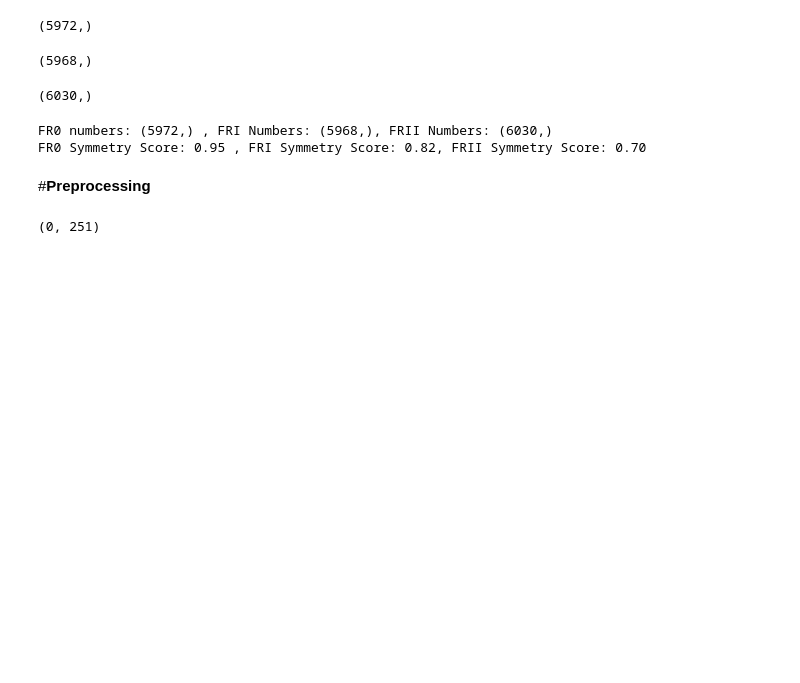
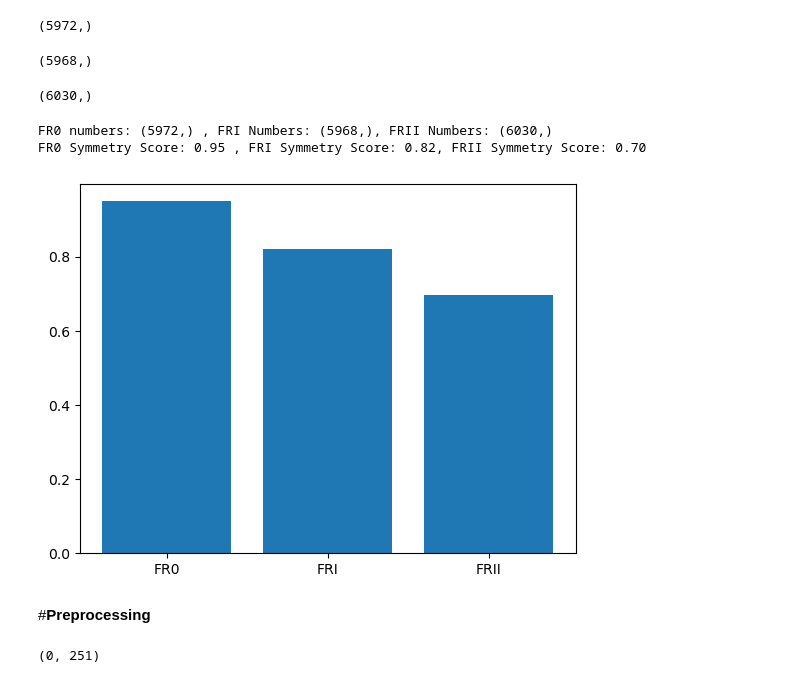
Before and after one commit to FaridRash/DATA-MINING-MACHINE-LEARNING-semester-2-, a Jupyter notebook: The Final Project/Notebooks/Farid/Farid_CNN_linux.ipynb, the cells around one changed output. Drawn from its saved outputs; the diff is of its cells as text; code cells hidden in the pictures; blank space fills up the shorter version.

```diff
--- a/The Final Project/Notebooks/Farid/Farid_CNN_linux.ipynb
+++ b/The Final Project/Notebooks/Farid/Farid_CNN_linux.ipynb
@@ -641,9 +641,16 @@ flipped_class_2_scores.shape
 # %%
 print(f'FR0 numbers: {flipped_class_0_scores.shape} , FRI Numbers: {flipped_class_1_scores.shape}, FRII Numbers: {flipped_class_2_scores.shape}')
 print(f'FR0 Symmetry Score: {flipped_class_0_scores_mean:0.2f} , FRI Symmetry Score: {flipped_class_1_scores_mean:0.2f}, FRII Symmetry Score: {flipped_class_2_scores_mean:0.2f}')
+
+
+flipped_labels = ['FR0', 'FRI', 'FRII']
+flipped_values = [flipped_class_0_scores_mean, flipped_class_1_scores_mean, flipped_class_2_scores_mean]
+plt.bar(flipped_labels, flipped_values)
+plt.show()
 # %% [output]
 FR0 numbers: (5972,) , FRI Numbers: (5968,), FRII Numbers: (6030,)
 FR0 Symmetry Score: 0.95 , FRI Symmetry Score: 0.82, FRII Symmetry Score: 0.70
+[figure, added]
 # %% [markdown]
 #**Preprocessing**
 # %%
```
